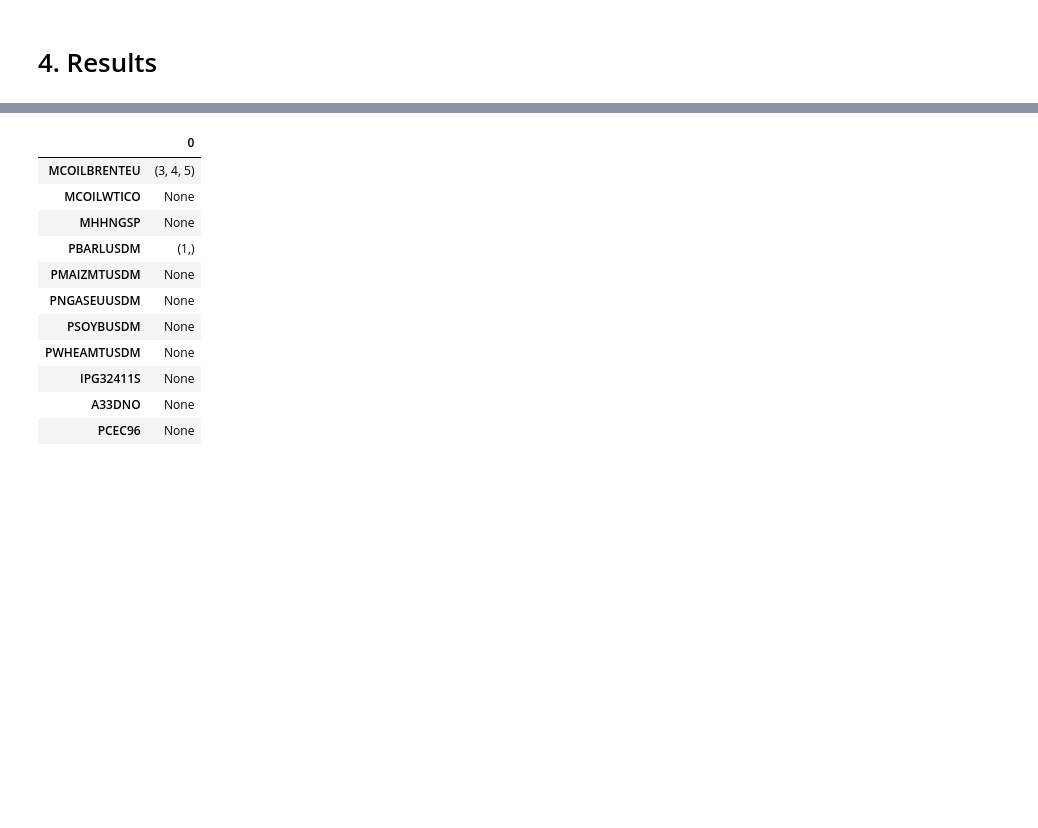
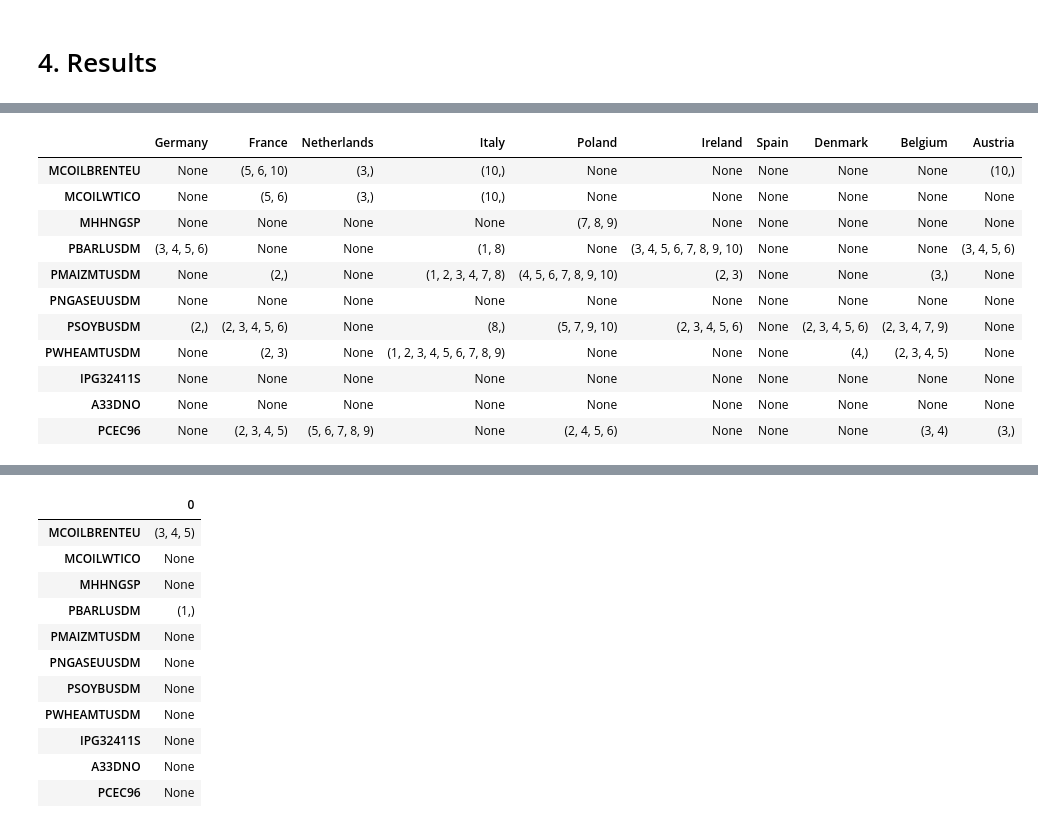
Before and after one commit to vin-cheung/wqu_capstone, a Jupyter notebook: Milk_Granger.ipynb, the cells around one changed output, grey strips where cells are left out. Saved outputs shown, nothing was run; the diff lists cells and outputs as text; code cells hidden in the pictures; blank space fills up the shorter version.

```diff
--- a/Milk_Granger.ipynb
+++ b/Milk_Granger.ipynb
@@ -16,15 +16,15 @@ Fred = pd.read_pickle('data/fred.pickle')
 # 3. Define Functions to Facilitate Batch Granger Causality Test
 # %%
 # This function returns the time logs, from 1 month to 1 year, on whether the 2nd time series Granger-cause the 1st one under the 0.05 p-value.
-def gct_lags(s1, s2):
-    result = gct(s1.to_frame().join(s2).dropna(), maxlag=12, verbose=False)
+def gct_lags(s1, s2, lag):
+    result = gct(s1.to_frame().join(s2).dropna(), maxlag=lag, verbose=False)
     # extract the result of just the F-test and whether the null hypothesis of "no Granger-cause" is rejected for all 12 time lags
-    rejected = [result[l][0]['ssr_ftest'][1] < 0.05 for l in range(1, 13)]
+    rejected = [result[l][0]['ssr_ftest'][1] < 0.05 for l in range(1, lag+1)]
     # return a tuple of time lags with null hypothesis rejected
     return tuple(i+1 for i, v in enumerate(rejected) if v)
 # %%
 # Thie function produce the matrix of Granger-casual time lags between 2 dataframes of time series
-def gct_lags_matrix(df1, df2):
-    matrix = pd.DataFrame([[gct_lags(df1[a], df2[b]) for a in df1] for b in df2], index=df2.columns, columns=df1.columns).astype(str)
+def gct_lags_matrix(df1, df2, lag):
+    matrix = pd.DataFrame([[gct_lags(df1[a], df2[b], lag) for a in df1] for b in df2], index=df2.columns, columns=df1.columns).astype(str)
     # to improve the displace of results for "All" or "None" cases
-    return matrix.replace(to_replace={'(1, 2, 3, 4, 5, 6, 7, 8, 9, 10, 11, 12)':'All', '()':'None'})
+    return matrix.replace(to_replace={str(tuple(l for l in range(1, lag+1))):'All', '()':'None'})
@@ -47 +51,17 @@ gct_lags_matrix(EU_Milk, Fred)
 | PCEC96 | None | None | None | None | None | None | None | None | None | None | ... |
+# %%
+granger_EU_9205 = gct_lags_matrix(EU_Milk.drop(columns='EU(without UK)').loc['1992-01-01':'2005-12-31'], Fred.loc['1992-01-01':'2005-12-31'], 10)
+granger_EU_9205
+# %% [output]
+|  | Germany | France | Netherlands | Italy | Poland | Ireland | Spain | Denmark | Belgium | Austria |
+| MCOILBRENTEU | None | (5, 6, 10) | (3,) | (10,) | None | None | None | None | None | (10,) |
+| MCOILWTICO | None | (5, 6) | (3,) | (10,) | None | None | None | None | None | None |
+| MHHNGSP | None | None | None | None | (7, 8, 9) | None | None | None | None | None |
+| PBARLUSDM | (3, 4, 5, 6) | None | None | (1, 8) | None | (3, 4, 5, 6, 7, 8, 9, 10) | None | None | None | (3, 4, 5, 6) |
+| PMAIZMTUSDM | None | (2,) | None | (1, 2, 3, 4, 7, 8) | (4, 5, 6, 7, 8, 9, 10) | (2, 3) | None | None | (3,) | None |
+| PNGASEUUSDM | None | None | None | None | None | None | None | None | None | None |
+| PSOYBUSDM | (2,) | (2, 3, 4, 5, 6) | None | (8,) | (5, 7, 9, 10) | (2, 3, 4, 5, 6) | None | (2, 3, 4, 5, 6) | (2, 3, 4, 7, 9) | None |
+| PWHEAMTUSDM | None | (2, 3) | None | (1, 2, 3, 4, 5, 6, 7, 8, 9) | None | None | None | (4,) | (2, 3, 4, 5) | None |
+| IPG32411S | None | None | None | None | None | None | None | None | None | None |
+| A33DNO | None | None | None | None | None | None | None | None | None | None |
+| PCEC96 | None | (2, 3, 4, 5) | (5, 6, 7, 8, 9) | None | (2, 4, 5, 6) | None | None | None | (3, 4) | (3,) |
```
Also changed, not shown: parts of 7 cells of this notebook, 15 other files.
